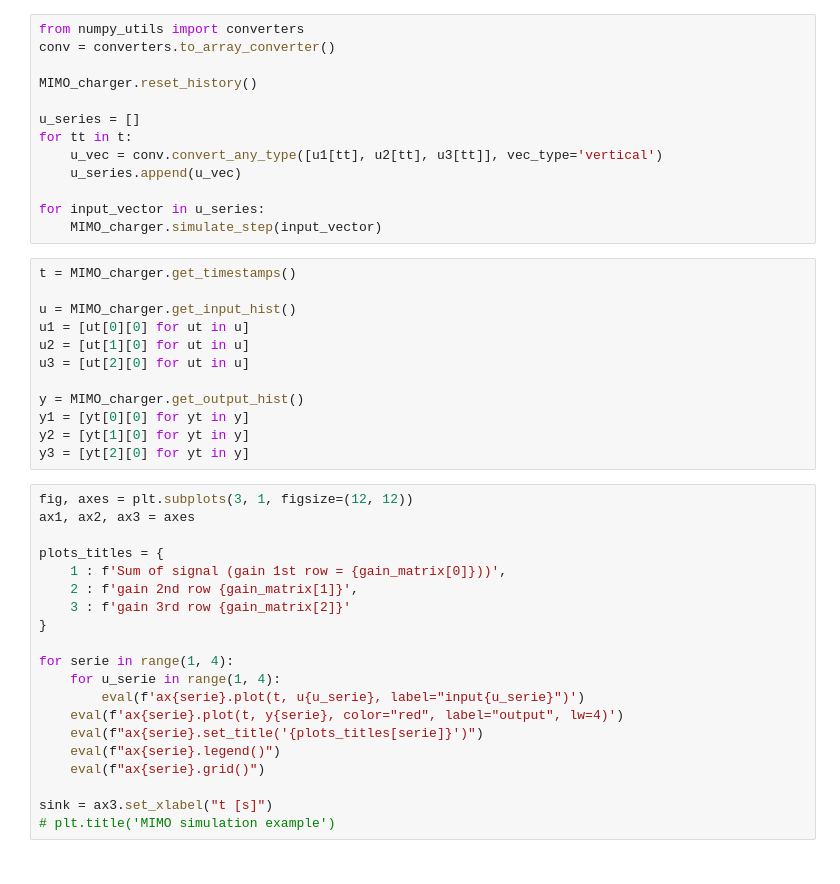
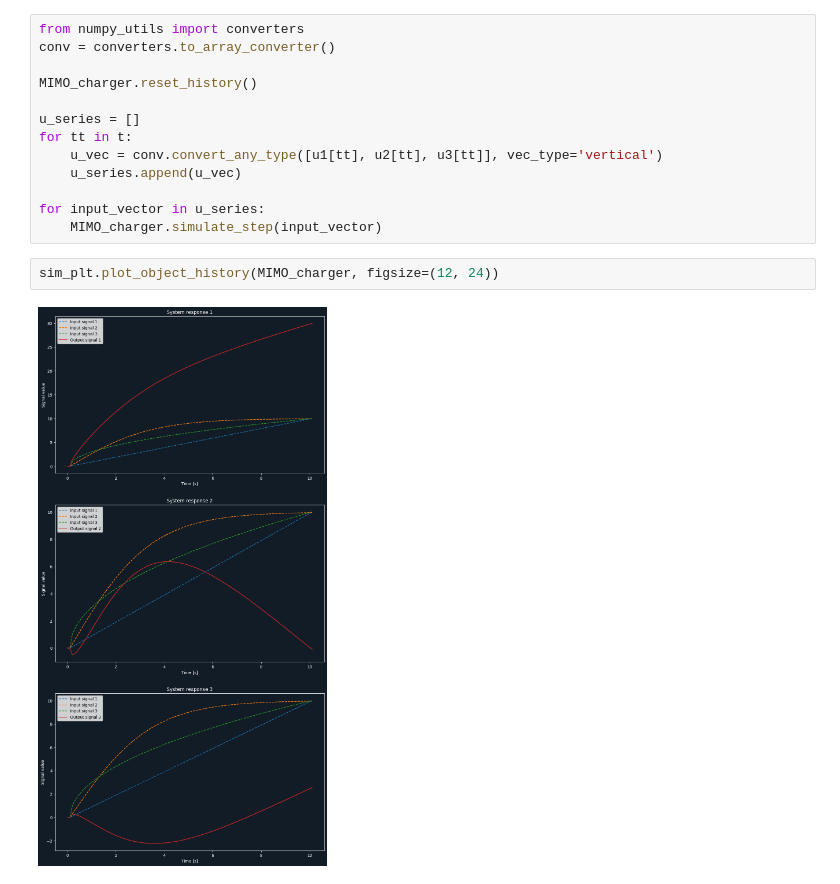
Before and after one commit to MrocznyZdzichu/dyn_mod_sims, a Jupyter notebook: 02_MIMO_linear_combiner.ipynb, the cells around one changed output. Drawn from its saved outputs; the diff is of its cells as text.

```diff
--- a/02_MIMO_linear_combiner.ipynb
+++ b/02_MIMO_linear_combiner.ipynb
@@ -40,35 +35,7 @@ for tt in t:
 
 for input_vector in u_series:
     MIMO_charger.simulate_step(input_vector)
-# %%
-t = MIMO_charger.get_timestamps()
-
-u = MIMO_charger.get_input_hist()
-u1 = [ut[0][0] for ut in u]
-u2 = [ut[1][0] for ut in u]
-u3 = [ut[2][0] for ut in u]
-
-y = MIMO_charger.get_output_hist()
-y1 = [yt[0][0] for yt in y]
-y2 = [yt[1][0] for yt in y]
-y3 = [yt[2][0] for yt in y]
-# %%
-fig, axes = plt.subplots(3, 1, figsize=(12, 12))
-ax1, ax2, ax3 = axes
-
-plots_titles = {
-    1 : f'Sum of signal (gain 1st row = {gain_matrix[0]}))',
-    2 : f'gain 2nd row {gain_matrix[1]}',
-    3 : f'gain 3rd row {gain_matrix[2]}'
-}
-
-for serie in range(1, 4):
-    for u_serie in range(1, 4):
-        eval(f'ax{serie}.plot(t, u{u_serie}, label="input{u_serie}")')
-    eval(f'ax{serie}.plot(t, y{serie}, color="red", label="output", lw=4)')
-    eval(f"ax{serie}.set_title('{plots_titles[serie]}')")
-    eval(f"ax{serie}.legend()")
-    eval(f"ax{serie}.grid()")
-
-sink = ax3.set_xlabel("t [s]")
-# plt.title('MIMO simulation example')
+# %%
+sim_plt.plot_object_history(MIMO_charger, figsize=(12, 24))
+# %% [output]
+[figure, added]
```
Also changed, not shown: parts of 2 cells of this notebook, 5 other files.
